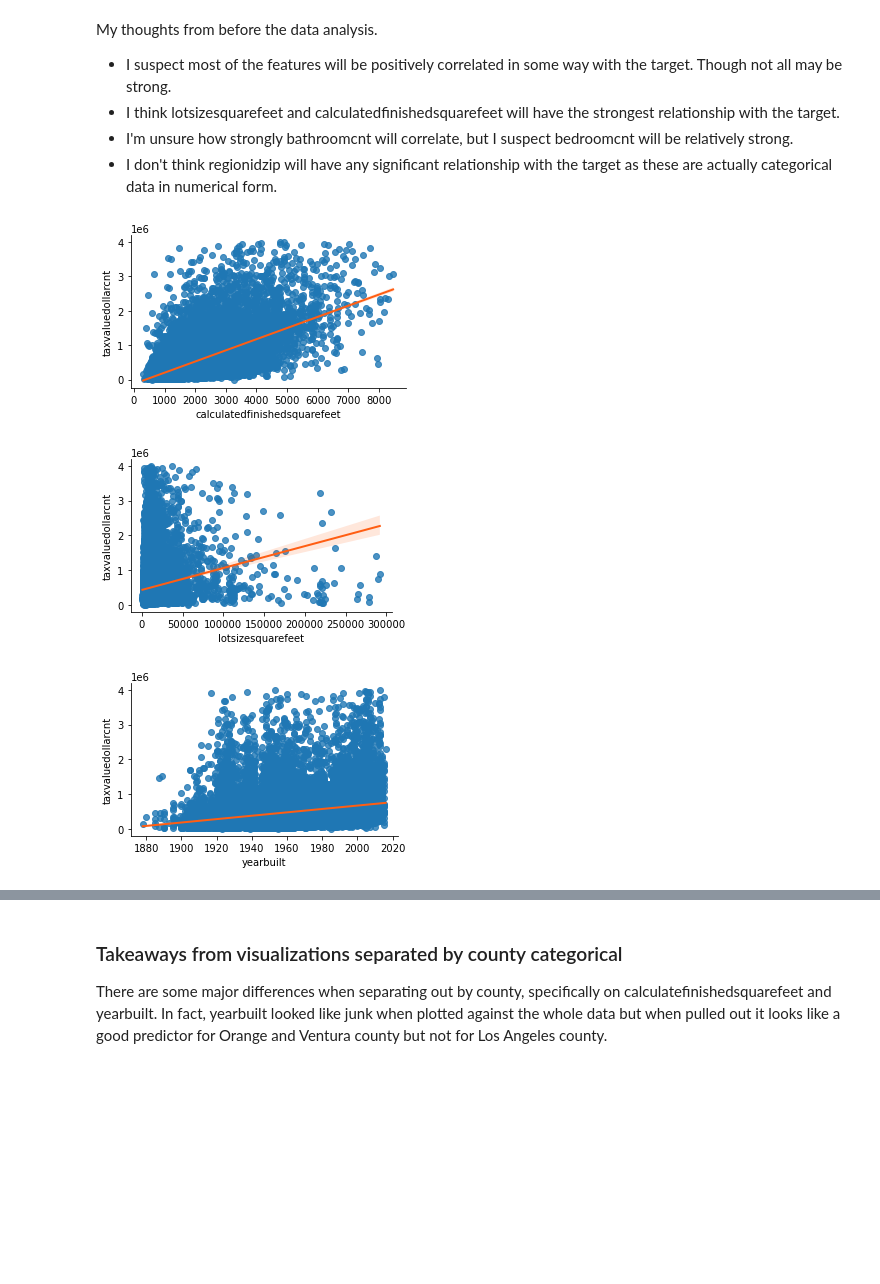
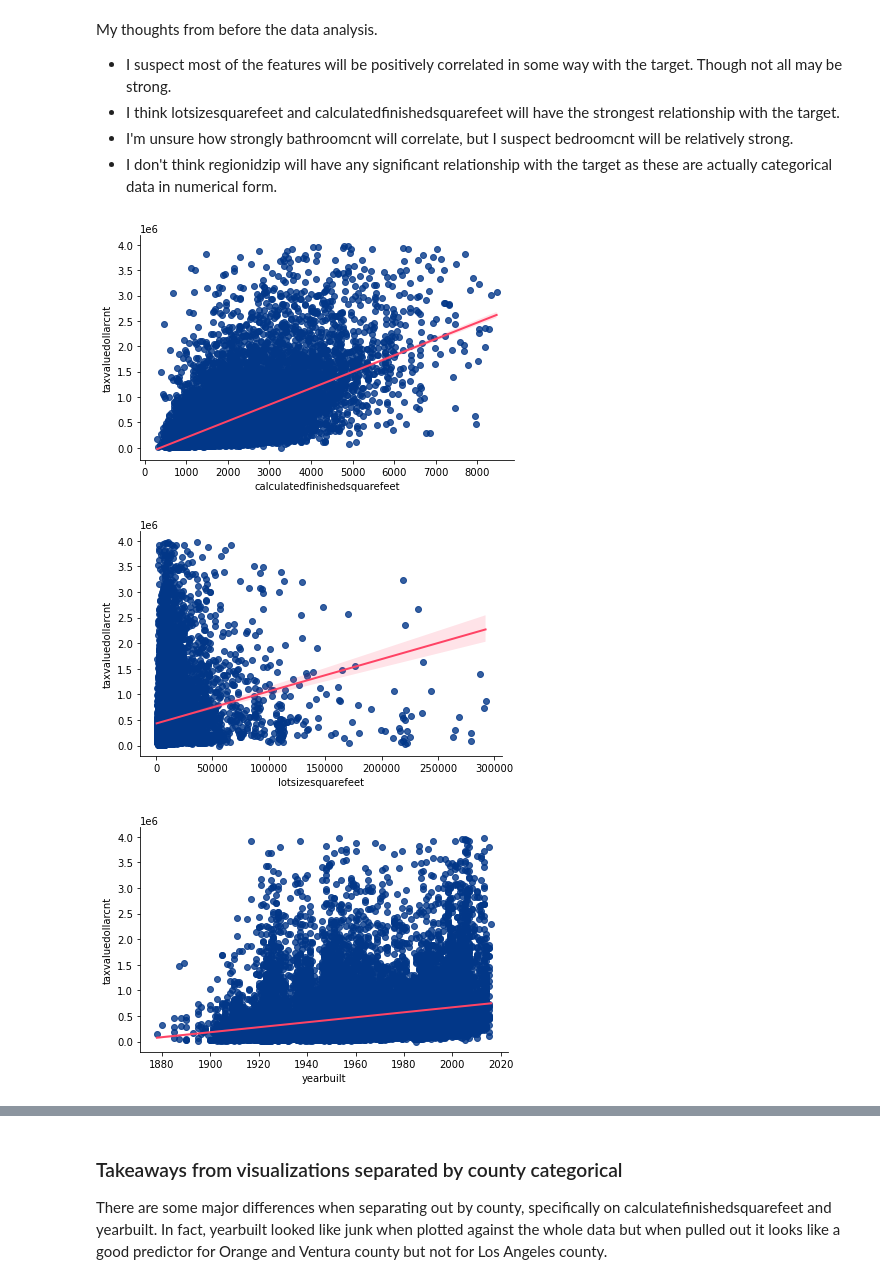
Before and after one commit to AndrewRachuig/zillow_regression_project, a Jupyter notebook: final_report.ipynb, the cells around one changed output, grey strips where cells are left out. Saved outputs shown, nothing was run; the diff lists cells and outputs as text; code cells hidden in the pictures; blank space fills up the shorter version.

Commit message:
changed out some plot colors, final edits

```diff
--- a/final_report.ipynb
+++ b/final_report.ipynb
@@ -149,13 +149,13 @@ My thoughts from before the data analysis.
 # %%
 # Visualizing the continuous features against the target value 'taxvaluedollarcnt'
 columns_to_viz = train.select_dtypes('number').drop(columns=['taxvaluedollarcnt', 'bedroomcnt', 'bathroomcnt', 'calculatedbathnbr', 'regionidzip']).columns.tolist()
 for column in columns_to_viz:
-    sns.lmplot(x = column, y = 'taxvaluedollarcnt', data = train, line_kws={'color': '#FF5E13', 'linewidth': 2},  height=3, aspect=1.5)
+    sns.lmplot(x = column, y = 'taxvaluedollarcnt', data = train, scatter_kws= {'color': '#023788'}, line_kws={'color': '#FF4365', 'linewidth': 2},  height=4, aspect=1.5)
     plt.show()
 # %% [output]
-[figure, old version]
+[figure, new version]
-[figure, old version]
+[figure, new version]
-[figure, old version]
+[figure, new version]
 # %%
 # Making visualizations of some of the data separated out by county to see if thee is any differences
 for column in ['calculatedfinishedsquarefeet', 'yearbuilt', 'lotsizesquarefeet']:
```
Also changed, not shown: parts of 13 cells of this notebook.
